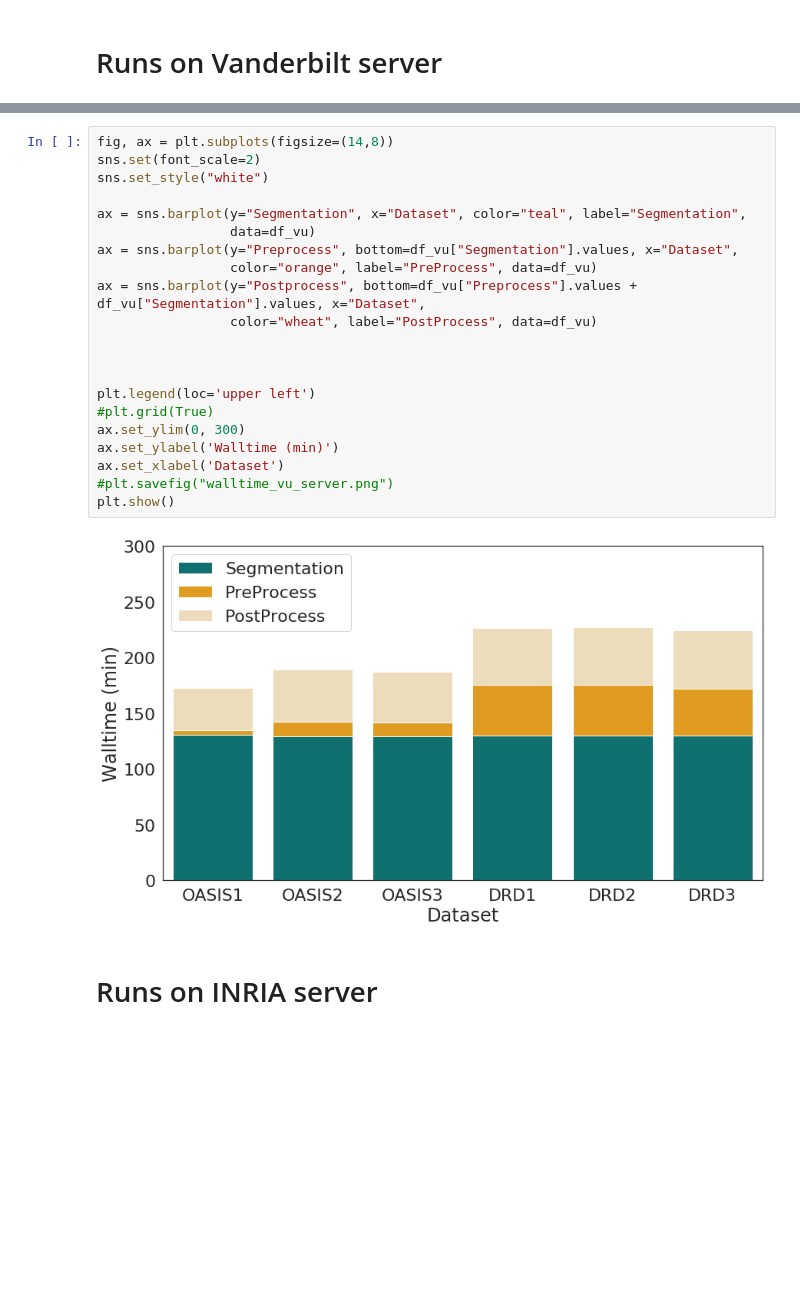
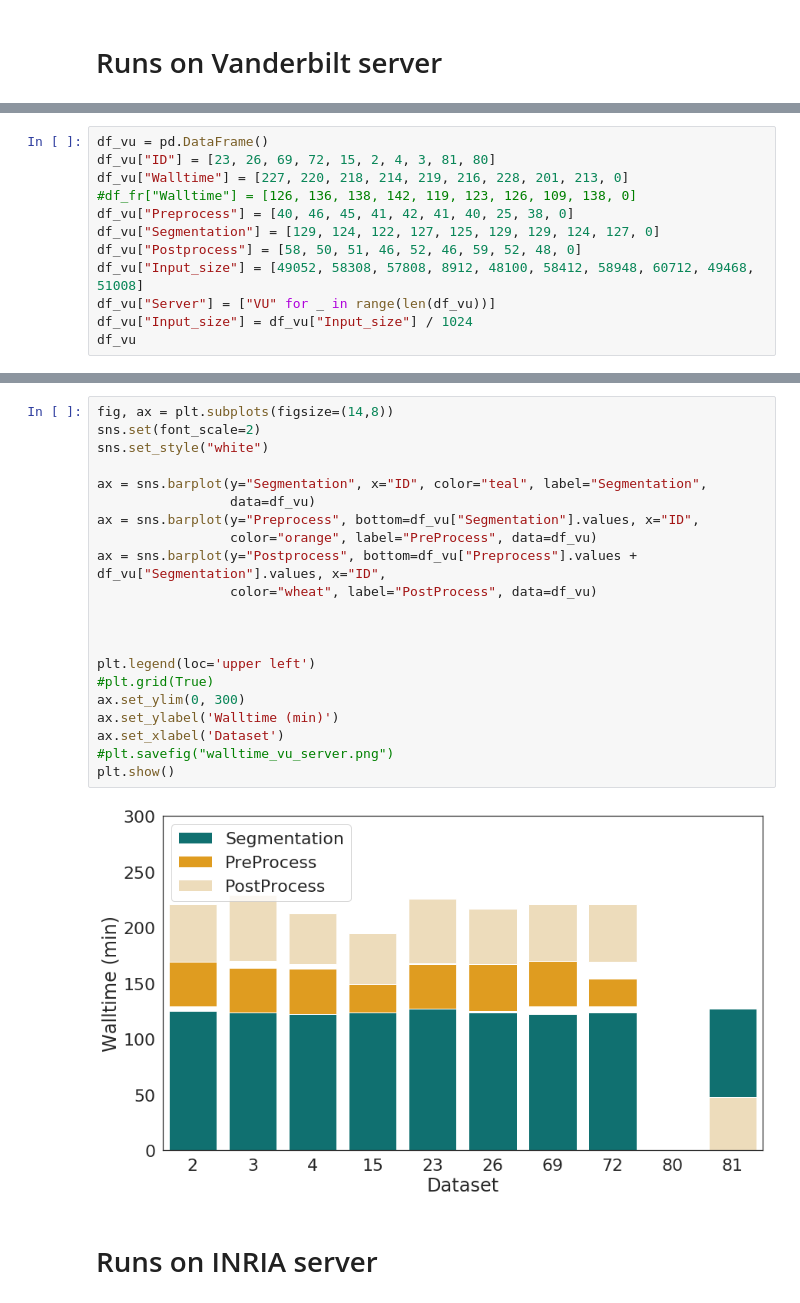
Before and after one commit to vanderbiltscl/SpeculativeScheduling, a Jupyter notebook: iSBatch_v1.0/SLANT_walltime.ipynb, the cells around one changed output, grey strips where cells are left out. Cells and saved outputs as stored; diff of their text form; blank space fills up the shorter version.

```diff
--- a/iSBatch_v1.0/SLANT_walltime.ipynb
+++ b/iSBatch_v1.0/SLANT_walltime.ipynb
@@ -33,0 +10,12 @@ df_vu["Input_size"] = df_vu["Input_size"] / 1024
+# %%
+df_vu = pd.DataFrame()
+df_vu["ID"] = [23, 26, 69, 72, 15, 2, 4, 3, 81, 80]
+df_vu["Walltime"] = [227, 220, 218, 214, 219, 216, 228, 201, 213, 0]
+#df_fr["Walltime"] = [126, 136, 138, 142, 119, 123, 126, 109, 138, 0]
+df_vu["Preprocess"] = [40, 46, 45, 41, 42, 41, 40, 25, 38, 0]
+df_vu["Segmentation"] = [129, 124, 122, 127, 125, 129, 129, 124, 127, 0]
+df_vu["Postprocess"] = [58, 50, 51, 46, 52, 46, 59, 52, 48, 0]
+df_vu["Input_size"] = [49052, 58308, 57808, 8912, 48100, 58412, 58948, 60712, 49468, 51008]
+df_vu["Server"] = ["VU" for _ in range(len(df_vu))]
+df_vu["Input_size"] = df_vu["Input_size"] / 1024
+df_vu
@@ -34,25 +34,25 @@ df_vu["Input_size"] = df_vu["Input_size"] / 1024
 # %%
 fig, ax = plt.subplots(figsize=(14,8))
 sns.set(font_scale=2)
 sns.set_style("white")
 
-ax = sns.barplot(y="Segmentation", x="Dataset", color="teal", label="Segmentation",
+ax = sns.barplot(y="Segmentation", x="ID", color="teal", label="Segmentation",
                  data=df_vu)
-ax = sns.barplot(y="Preprocess", bottom=df_vu["Segmentation"].values, x="Dataset",
+ax = sns.barplot(y="Preprocess", bottom=df_vu["Segmentation"].values, x="ID",
                  color="orange", label="PreProcess", data=df_vu)
-ax = sns.barplot(y="Postprocess", bottom=df_vu["Preprocess"].values + df_vu["Segmentation"].values, x="Dataset",
+ax = sns.barplot(y="Postprocess", bottom=df_vu["Preprocess"].values + df_vu["Segmentation"].values, x="ID",
                  color="wheat", label="PostProcess", data=df_vu)
 
 
 
 plt.legend(loc='upper left')
 #plt.grid(True)
 ax.set_ylim(0, 300)
 ax.set_ylabel('Walltime (min)')
 ax.set_xlabel('Dataset')
 #plt.savefig("walltime_vu_server.png")
 plt.show()
 # %% [output]
-[figure, old version]
+[figure, new version]
 # %% [markdown]
 # Runs on INRIA server
```
Also changed, not shown: parts of 18 cells of this notebook.
